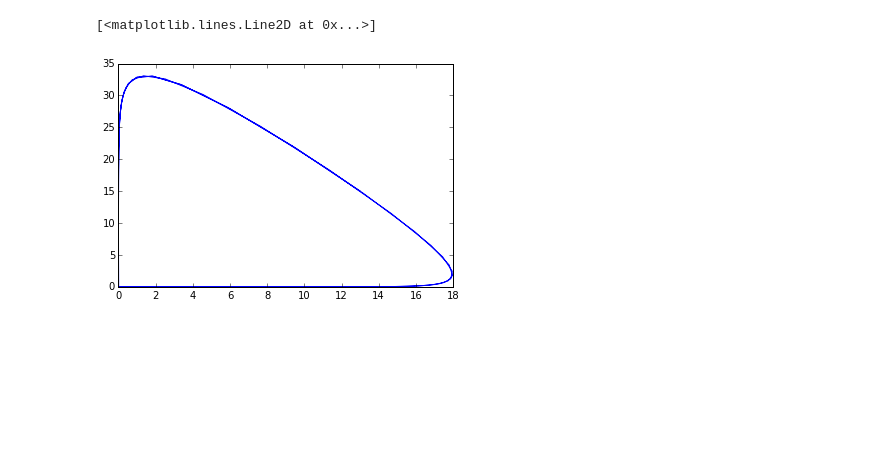
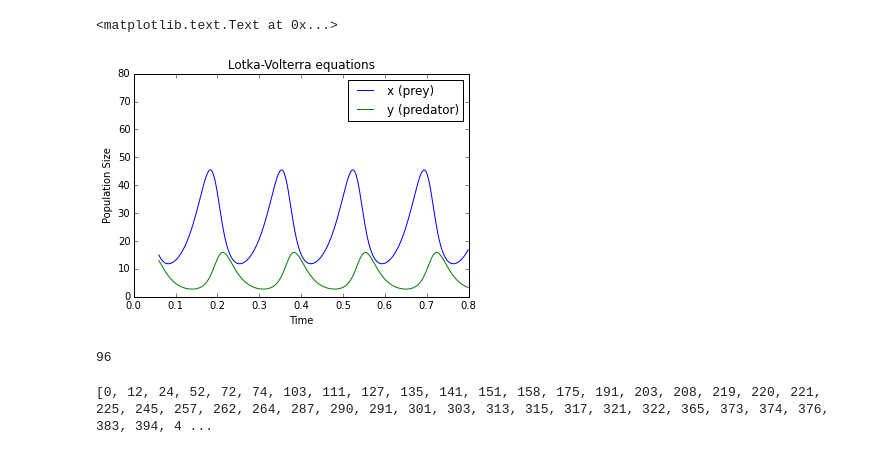
Before and after one commit to JuanRAlvarez/Tarea-8, a Jupyter notebook: LotkaVolterra/Lotka-Volterra-Graphs.ipynb, the cells around one changed output. Cells and saved outputs as stored; diff of their text form; code cells hidden in the pictures; blank space fills up the shorter version.

```diff
--- a/LotkaVolterra/Lotka-Volterra-Graphs.ipynb
+++ b/LotkaVolterra/Lotka-Volterra-Graphs.ipynb
@@ -17,19 +13,56 @@ print shape(datos)
-# %%
-from scipy.integrate import odeint
-alpha=2
-beta=1
-gamma= 3
-delta= 2
-def system(z,t):
-    x,y=z[0],z[1]
-    dxdt= x*(alpha-beta*y)
-    dydt=-y*(gamma-delta*x)
-    return [dxdt,dydt]
-t=linspace(0,20,1000)
-x0,y0=13.0,15.0
-sol=odeint(system,[x0,y0],t)
-X,Y=sol[:,0],sol[:,1]
-plot(X,Y)
-# %% [output]
-[<matplotlib.lines.Line2D at 0x...>]
-[figure, removed]
+# %%
+from scipy.integrate import odeint
+
+
+alpha = 30
+beta =  4
+sigma = 2
+gamma = 50
+
+
+def LotkaVolterra(state,t, alpha, beta, sigma, gamma):
+  x = state[0]
+  y = state[1]
+  xd = x*(alpha - beta*y)
+  yd = -y*(gamma - sigma*x)
+  return [xd,yd]
+
+t = linspace(0.0,0.8,500)
+state0 = [15,13]
+state = odeint(LotkaVolterra,state0,t)
+figure()
+plot(t,state)
+ylim([0,80])
+xlim([0,0.8])
+xlabel('Time')
+ylabel('Population Size')
+legend(('x (prey)','y (predator)'))
+title('Lotka-Volterra equations')
+# %% [output]
+<matplotlib.text.Text at 0x...>
+[figure, added]
+# %%
+import fractions
+
+def gcd(L):
+    return reduce(fractions.gcd,L)
+
+tiempos = datos[:,0]
+
+print size(tiempos)
+
+diferencias = [1000*tiempos[i]-1000*tiempos[i-1] for i in range(1,len(tiempos))]
+paso = gcd(diferencias)/1000
+
+t = arange(tiempos[0],tiempos[-1],paso)
+# %% [output]
+96
+# %%
+def find(element, LIST):
+    return np.argmin(np.abs(LIST-element))
+
+indices = [find(element, t) for element in tiempos]
+
+print indices
+# %% [output]
+[0, 12, 24, 52, 72, 74, 103, 111, 127, 135, 141, 151, 158, 175, 191, 203, 208, 219, 220, 221, 225, 245, 257, 262, 264, 287, 290, 291, 301, 303, 313, 315, 317, 321, 322, 365, 373, 374, 376, 383, 394, 4 ...
```
Also changed, not shown: parts of 4 cells of this notebook, 18 other files.
